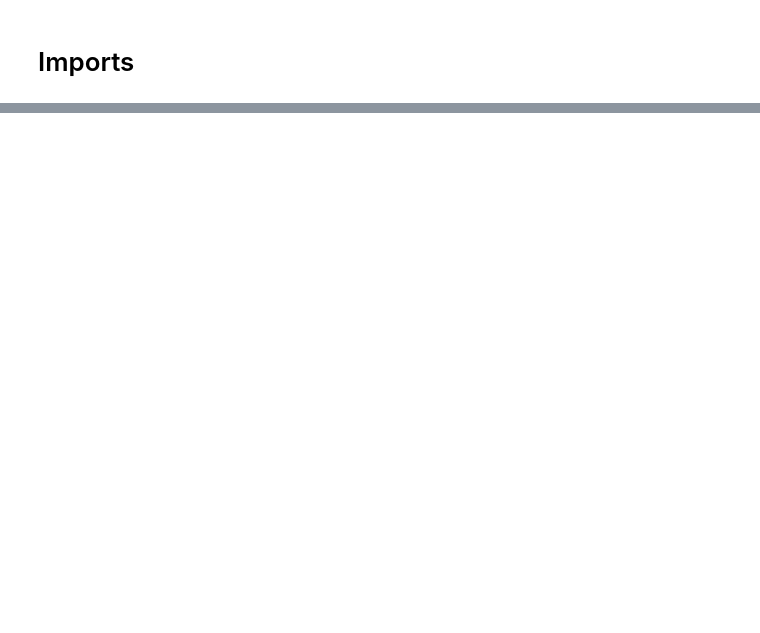
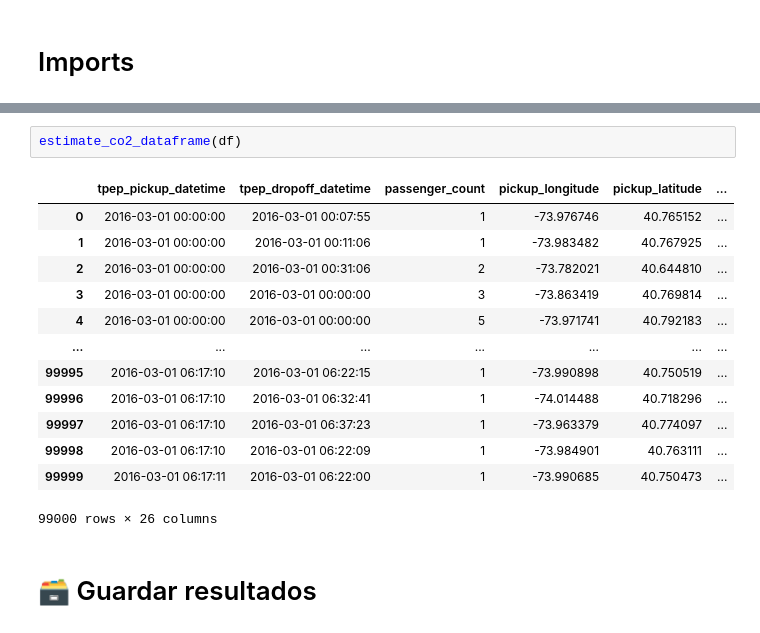
Before and after one commit to aestoquera/visualizacion_datos.UberDashboard, a Jupyter notebook: data_preprocessing.ipynb, the cells around one changed output, grey strips where cells are left out. Drawn from its saved outputs; the diff is of its cells as text; blank space fills up the shorter version.

```diff
--- a/data_preprocessing.ipynb
+++ b/data_preprocessing.ipynb
@@ -222,0 +321,18 @@ Name: count, dtype: int64
+# %%
+estimate_co2_dataframe(df)
+# %% [output]
+|  | tpep_pickup_datetime | tpep_dropoff_datetime | passenger_count | pickup_longitude | pickup_latitude | ... |
+| 0 | 2016-03-01 00:00:00 | 2016-03-01 00:07:55 | 1 | -73.976746 | 40.765152 | ... |
+| 1 | 2016-03-01 00:00:00 | 2016-03-01 00:11:06 | 1 | -73.983482 | 40.767925 | ... |
+| 2 | 2016-03-01 00:00:00 | 2016-03-01 00:31:06 | 2 | -73.782021 | 40.644810 | ... |
+| 3 | 2016-03-01 00:00:00 | 2016-03-01 00:00:00 | 3 | -73.863419 | 40.769814 | ... |
+| 4 | 2016-03-01 00:00:00 | 2016-03-01 00:00:00 | 5 | -73.971741 | 40.792183 | ... |
+| ... | ... | ... | ... | ... | ... | ... |
+| 99995 | 2016-03-01 06:17:10 | 2016-03-01 06:22:15 | 1 | -73.990898 | 40.750519 | ... |
+| 99996 | 2016-03-01 06:17:10 | 2016-03-01 06:32:41 | 1 | -74.014488 | 40.718296 | ... |
+| 99997 | 2016-03-01 06:17:10 | 2016-03-01 06:37:23 | 1 | -73.963379 | 40.774097 | ... |
+| 99998 | 2016-03-01 06:17:10 | 2016-03-01 06:22:09 | 1 | -73.984901 | 40.763111 | ... |
+| 99999 | 2016-03-01 06:17:11 | 2016-03-01 06:22:00 | 1 | -73.990685 | 40.750473 | ... |
+99000 rows × 26 columns
+# %% [markdown]
+# 🗃️ Guardar resultados
```
Also changed, not shown: parts of 17 cells of this notebook, 2 other files.
